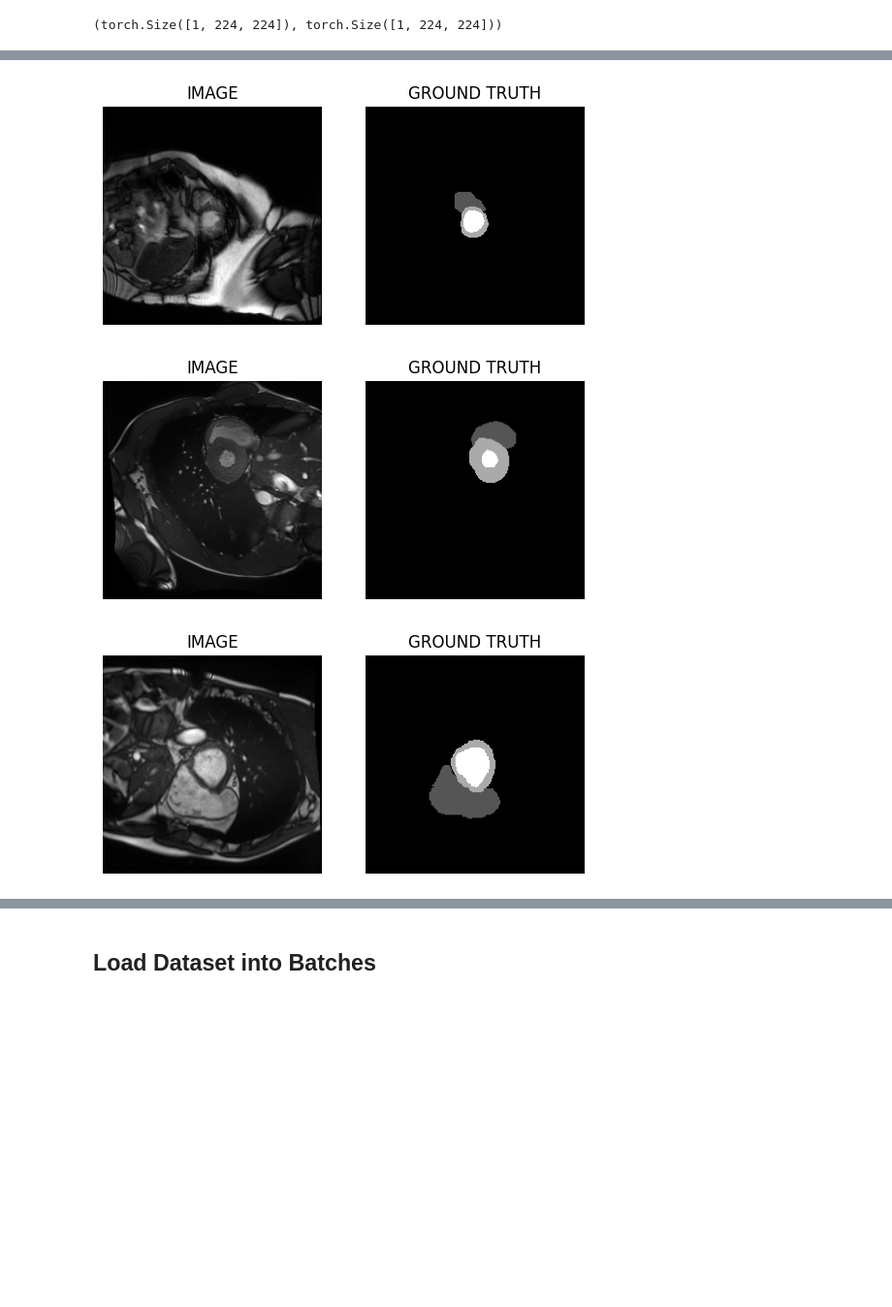
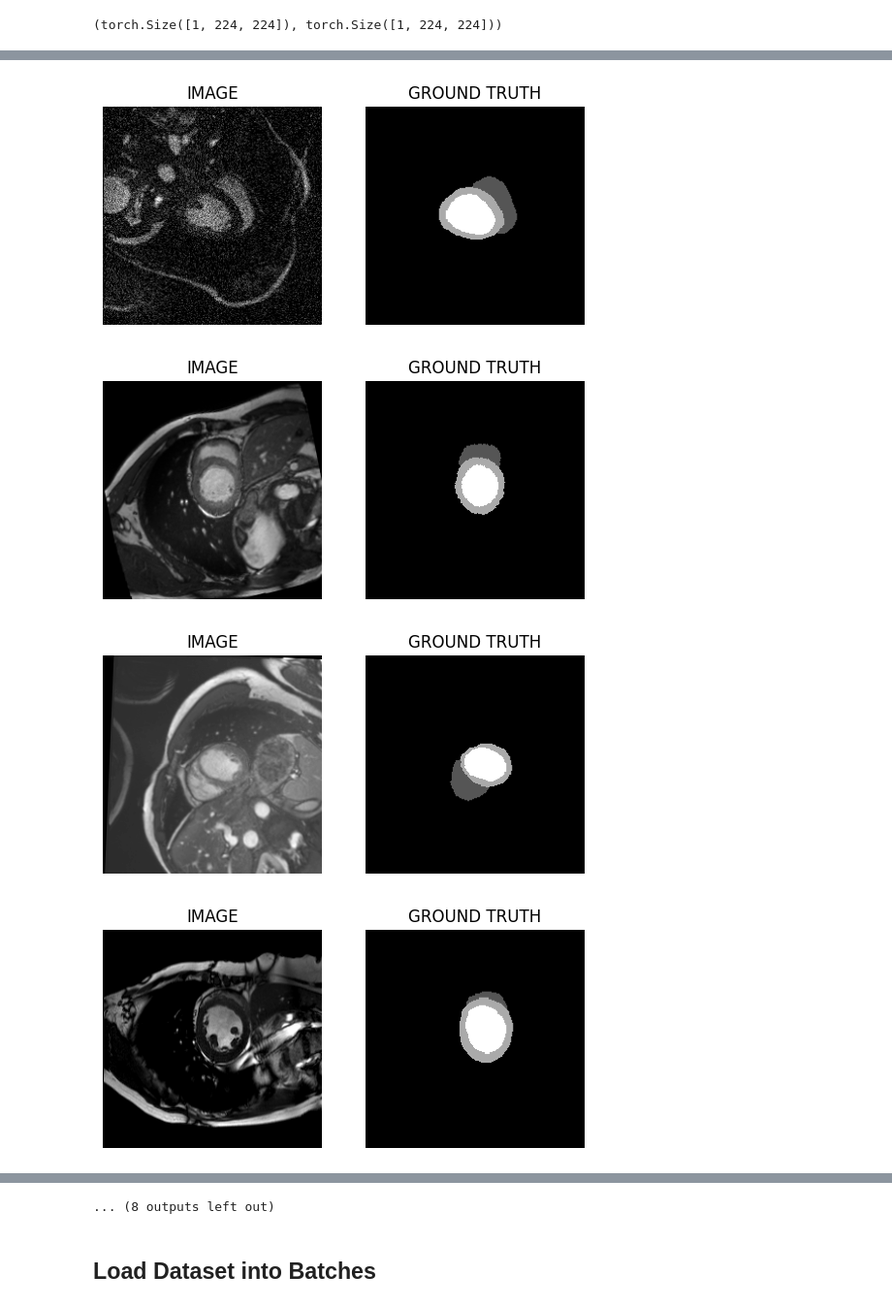
Before and after one commit to snehilsanyal/CMR_Segmentation, a Jupyter notebook: segmentation-acdc-starter.ipynb, the cells around one changed output, grey strips where cells are left out. Shown at 97% size. Drawn from its saved outputs; the diff is of its cells as text; code cells hidden in the pictures; blank space fills up the shorter version.

Commit message:
Plot styles changed (Rerun to reproduce successful run of 20 epochs)

```diff
--- a/segmentation-acdc-starter.ipynb
+++ b/segmentation-acdc-starter.ipynb
@@ -210,12 +159,16 @@ import albumentations as A
 def get_train_augs():
     return A.Compose([
         A.Resize(IMG_SIZE, IMG_SIZE),
-        A.HorizontalFlip(p = 0.5), # Horizontal Flip with 0.5 probability
-        A.VerticalFlip(p = 0.5),  # Vertical Flip with 0.5 probability
-        #A.ShiftScaleRotate(shift_limit=0.05, scale_limit=0.05, rotate_limit=15, p=0.5),
-        #A.RandomBrightnessContrast(p=0.3),
-        #A.GaussNoise(std_range=(0.1, 0.2), p = 0.2)
+        A.HorizontalFlip(p = 0.3), # Horizontal Flip with 0.5 probability
+        A.VerticalFlip(p = 0.3),  # Vertical Flip with 0.5 probability
+        # A.SquareSymmetry(p = 1.0) (Replace Horizontal and Vertical Flip with Square Symmetry)
+        A.ShiftScaleRotate(shift_limit=0.05, scale_limit=0.05, rotate_limit=15, p=0.3),
+        A.Affine(scale=(0.95, 1.05), translate_percent=(0.0, 0.05), rotate=(-15, 15), shear=(-5, 5), p=0.5),
+        A.RandomBrightnessContrast(brightness_limit= 0.1, contrast_limit= 0.1, p=0.3),
+        A.GaussNoise(std_range= (0.1, 0.2), p = 0.2)
     ], is_check_shapes = False)
+
+# Normalize can be done by standardizing to dataset mean and std, or by normalizing to [0, 1] range.
 
 def get_val_augs():
     return A.Compose([
@@ -315,6 +269,6 @@ def processed_image(idx):
     plt.title('GROUND TRUTH')
     plt.show()
 # %%
-for i in np.random.randint(0, len(train_data), 10):
+for i in np.random.randint(0, len(train_data), 20):
     processed_image(i)
 # %% [output]
@@ -328,3 +282,4 @@ for i in np.random.randint(0, len(train_data), 10):
-[figure, old version]
+[figure, new version]
-[figure, old version]
+[figure, new version]
-[figure, old version]
+[figure, new version]
+[figure, added]
@@ -331,3 +287,4 @@ for i in np.random.randint(0, len(train_data), 10):
+... (8 outputs left out)
 # %% [markdown]
 ## Load Dataset into Batches
 # %%
```
Also changed, not shown: parts of 26 cells of this notebook.
